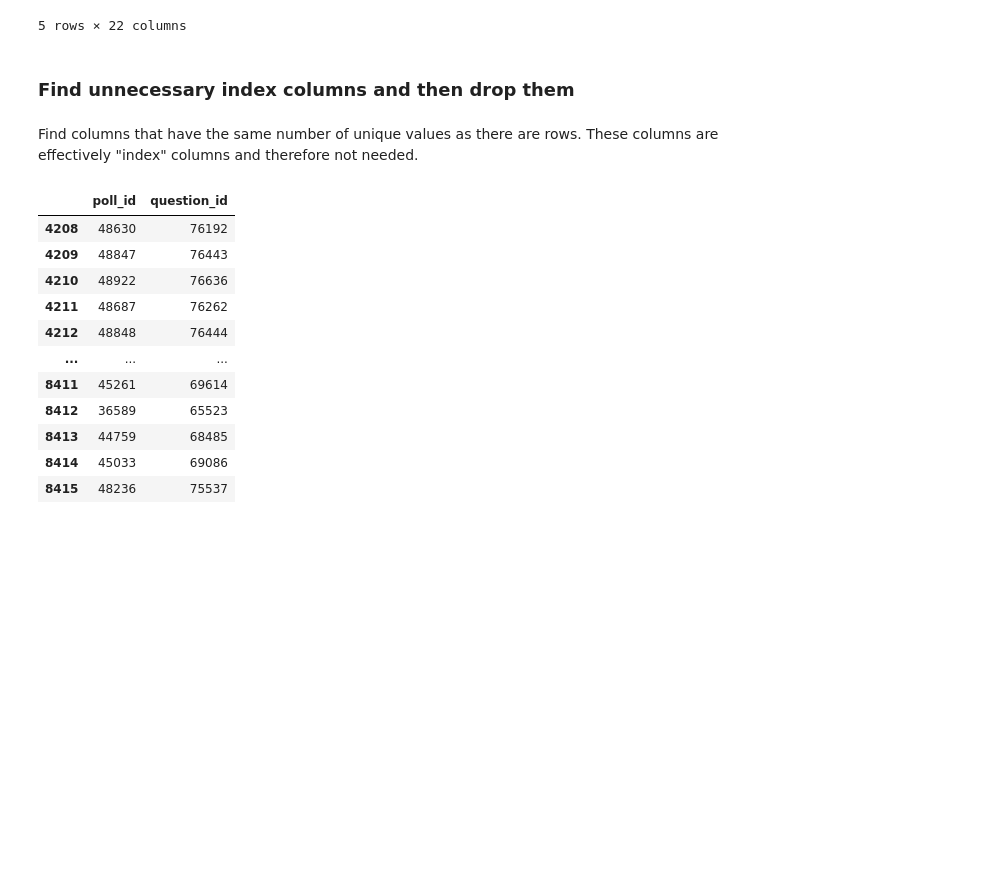
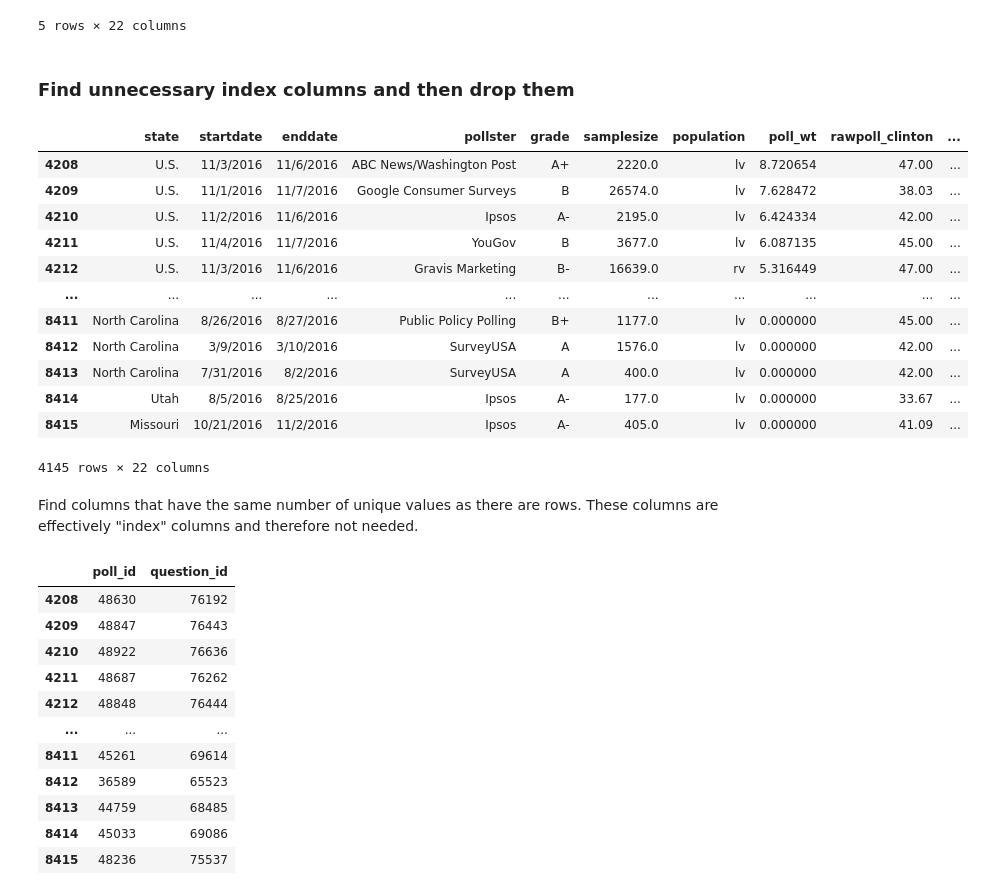
Before and after one commit to TrentBrunson/Data_Analytics, a Jupyter notebook: M8/polling/polling_case_study.ipynb, the cells around one changed output. Saved outputs shown, nothing was run; the diff lists cells and outputs as text; code cells hidden in the pictures; blank space fills up the shorter version.

```diff
--- a/M8/polling/polling_case_study.ipynb
+++ b/M8/polling/polling_case_study.ipynb
@@ -179,6 +179,22 @@ polls.head()
 5 rows × 22 columns
 # %% [markdown]
 ### Find unnecessary index columns and then drop them
+# %%
+polls
+# %% [output]
+|  | state | startdate | enddate | pollster | grade | samplesize | population | poll_wt | rawpoll_clinton | ... |
+| 4208 | U.S. | 11/3/2016 | 11/6/2016 | ABC News/Washington Post | A+ | 2220.0 | lv | 8.720654 | 47.00 | ... |
+| 4209 | U.S. | 11/1/2016 | 11/7/2016 | Google Consumer Surveys | B | 26574.0 | lv | 7.628472 | 38.03 | ... |
+| 4210 | U.S. | 11/2/2016 | 11/6/2016 | Ipsos | A- | 2195.0 | lv | 6.424334 | 42.00 | ... |
+| 4211 | U.S. | 11/4/2016 | 11/7/2016 | YouGov | B | 3677.0 | lv | 6.087135 | 45.00 | ... |
+| 4212 | U.S. | 11/3/2016 | 11/6/2016 | Gravis Marketing | B- | 16639.0 | rv | 5.316449 | 47.00 | ... |
+| ... | ... | ... | ... | ... | ... | ... | ... | ... | ... | ... |
+| 8411 | North Carolina | 8/26/2016 | 8/27/2016 | Public Policy Polling | B+ | 1177.0 | lv | 0.000000 | 45.00 | ... |
+| 8412 | North Carolina | 3/9/2016 | 3/10/2016 | SurveyUSA | A | 1576.0 | lv | 0.000000 | 42.00 | ... |
+| 8413 | North Carolina | 7/31/2016 | 8/2/2016 | SurveyUSA | A | 400.0 | lv | 0.000000 | 42.00 | ... |
+| 8414 | Utah | 8/5/2016 | 8/25/2016 | Ipsos | A- | 177.0 | lv | 0.000000 | 33.67 | ... |
+| 8415 | Missouri | 10/21/2016 | 11/2/2016 | Ipsos | A- | 405.0 | lv | 0.000000 | 41.09 | ... |
+4145 rows × 22 columns
 # %% [markdown]
 Find columns that have the same number of unique values as there are rows. These columns are effectively "index" columns and therefore not needed.
 # %%
```
Also changed, not shown: parts of 6 cells of this notebook, 17 other files.
